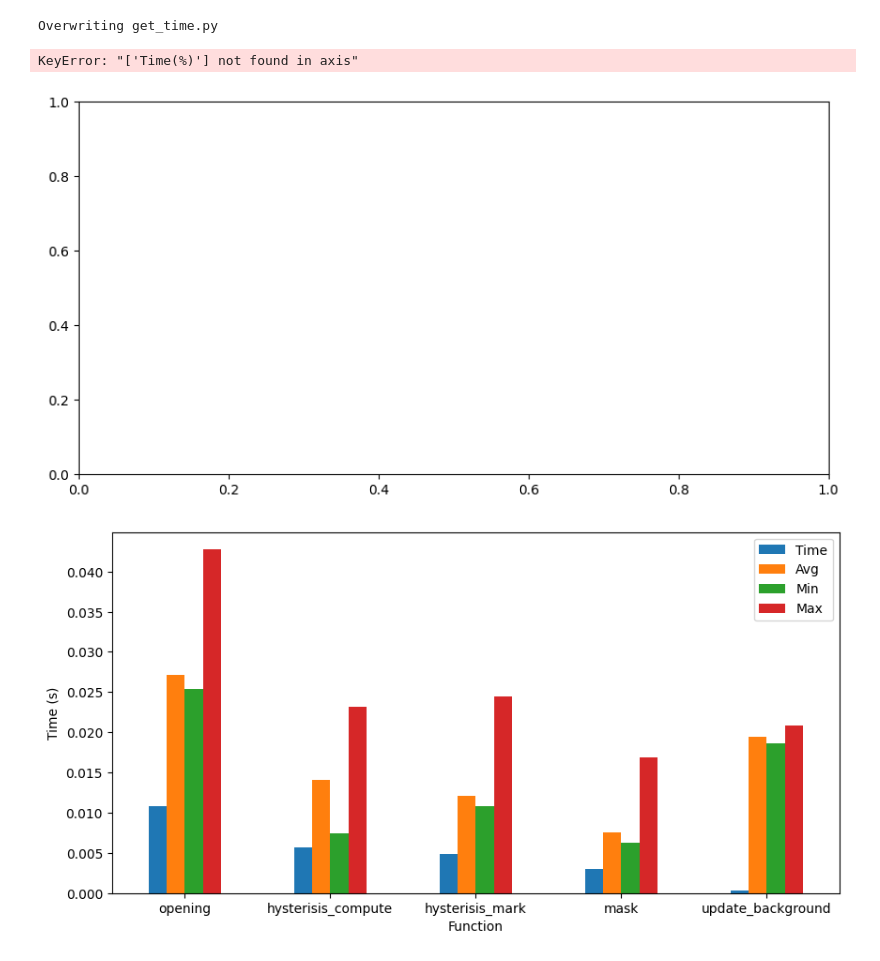
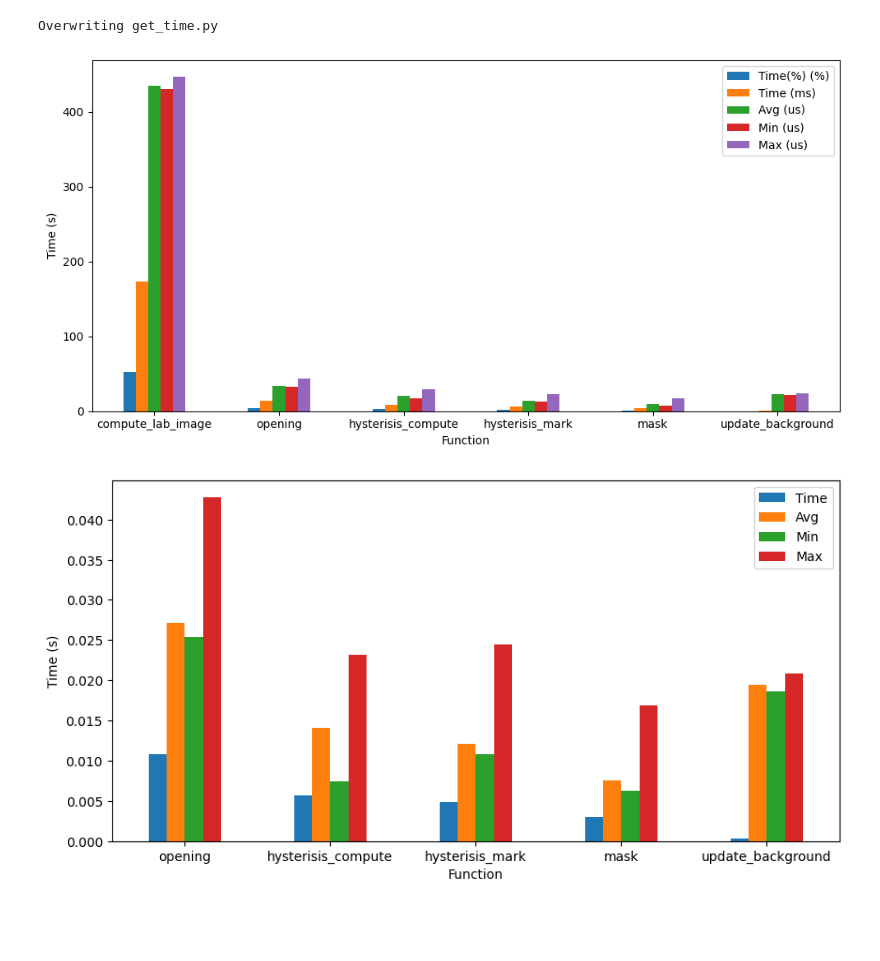
Before and after one commit to sinansoulier/GPGPU, a Jupyter notebook: profiler/bench_mark.ipynb, the cells around one changed output. Cells and saved outputs as stored; diff of their text form; code cells hidden in the pictures; blank space fills up the shorter version.

Commit message:
BENCHMARK

```diff
--- a/profiler/bench_mark.ipynb
+++ b/profiler/bench_mark.ipynb
@@ -56,6 +56,7 @@ import pandas as pd
 import numpy as np
 import re
 import argparse
+import matplotlib.pyplot as plt
 import os
 parser = argparse.ArgumentParser(description='Process some integers.')
 parser.add_argument('-f','--file', type=str, default='analyse.csv',
@@ -87,18 +88,29 @@ def generate_clean_benchmark(csv_file):
     bench_mark_df = bench_mark_df.drop(['Name'])
     function_regex = re.compile(r'([\w_]+)\(')
     function_column = []
+    col_to_keep = ['[CUDA memcpy DtoH]',  '[CUDA memcpy HtoD]' ]
     for col in bench_mark_df.columns:
 
         matches = function_regex.findall(col)
         if len(matches) > 0:
             function_column.append(matches[0])
             bench_mark_df.rename(columns={col: matches[0]}, inplace=True)
+        elif col in col_to_keep:
+            function_column.append(col)
     bench_mark_df[function_column]
     bench_mark_df = bench_mark_df[function_column]
     bench_mark_df.loc['Type']
     bench_mark_df = bench_mark_df.drop(['Type'])
     bench_mark_df = bench_mark_df.astype(float)
     bench_mark_df.to_csv('clean_benchmark.csv')
+    fig, ax = plt.subplots(figsize=(20, 10))
+    transposed_df = (bench_mark_df.drop(['Calls']).T)
+
+    transposed_df.plot(ax=ax, kind='bar',  rot=0)
+    ax.set_ylabel('Time (s)')
+    ax.set_xlabel('Function')
+    fig.tight_layout()
+    fig.savefig('benchmark1.png')
     return bench_mark_df
 
 
@@ -180,16 +192,15 @@ Overwriting get_time.py
 bench_mark_df.rename(index={'Time': 'Time (ms)'}, inplace=True)
 # %%
 fig, ax = plt.subplots(figsize=(10, 5))
-transposed_df = (bench_mark_df.drop(['Calls','Time(%)']).T)
+transposed_df = (bench_mark_df.drop(['Calls']).T)
 
 transposed_df.plot(ax=ax, kind='bar',  rot=0)
 ax.set_ylabel('Time (s)')
 ax.set_xlabel('Function')
 fig.tight_layout()
 fig.savefig('benchmark1.png')
 # %% [output]
-KeyError: "['Time(%)'] not found in axis"
-[figure, old version]
+[figure, new version]
 # %%
 fig, ax = plt.subplots(figsize=(10, 5))
 transposed_df = (bench_mark_df.drop(['Calls','Time(%)']).T)
```
Also changed, not shown: 4 other files.
